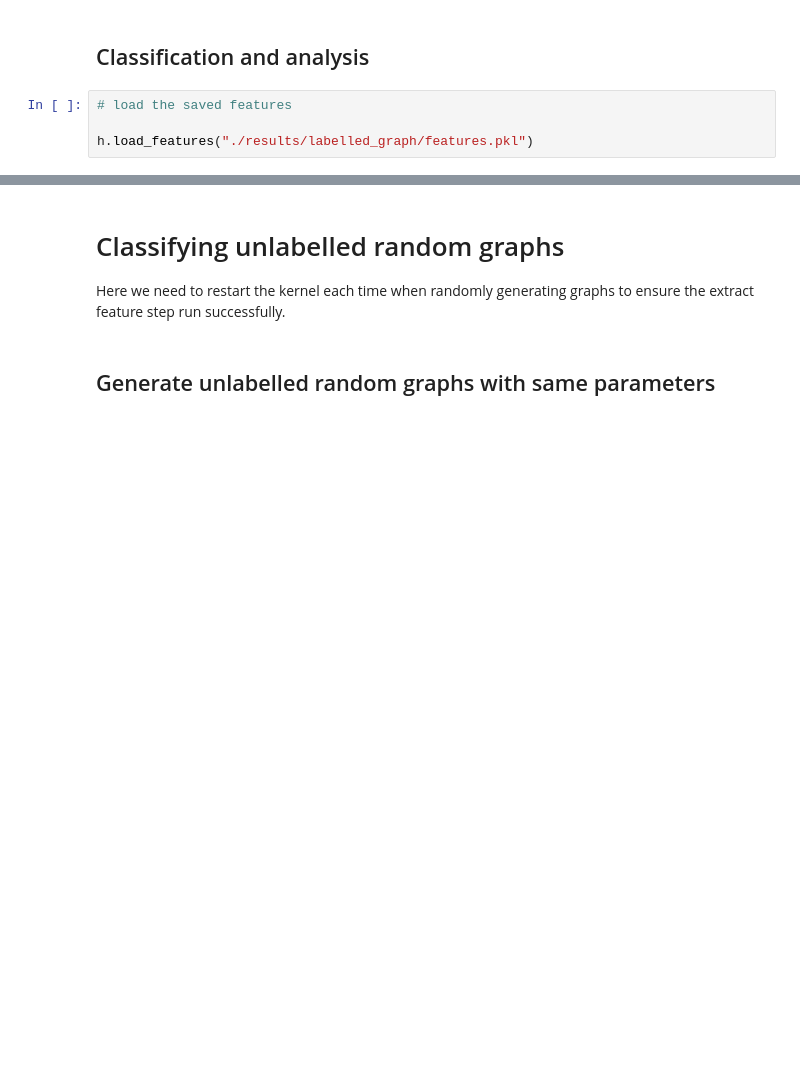
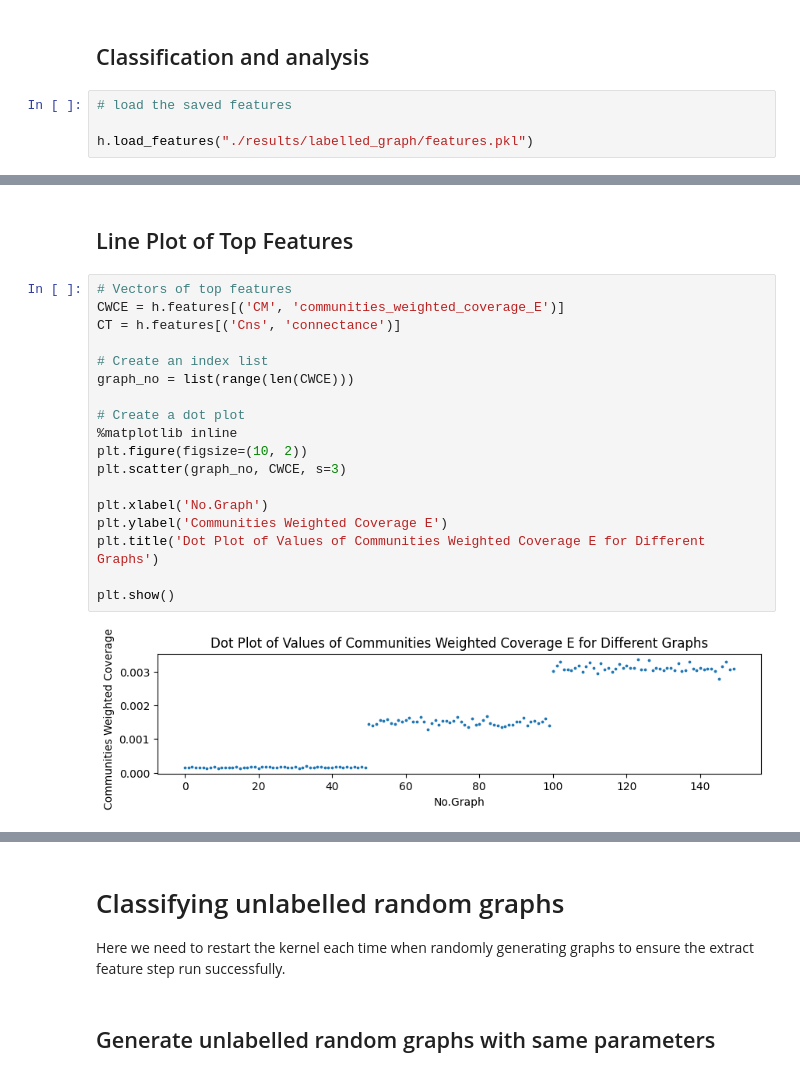
Before and after one commit to cccheryl0111/M2R_Group4, a Jupyter notebook: code.ipynb, the cells around one changed output, grey strips where cells are left out. Cells and saved outputs as stored; diff of their text form; blank space fills up the shorter version.

```diff
--- a/code.ipynb
+++ b/code.ipynb
@@ -186,0 +208,22 @@ print(top_features[(1.0, 2.0)])
+# %% [markdown]
+## Line Plot of Top Features
+# %%
+# Vectors of top features
+CWCE = h.features[('CM', 'communities_weighted_coverage_E')]
+CT = h.features[('Cns', 'connectance')]
+
+# Create an index list
+graph_no = list(range(len(CWCE)))
+
+# Create a dot plot
+%matplotlib inline
+plt.figure(figsize=(10, 2))
+plt.scatter(graph_no, CWCE, s=3)
+
+plt.xlabel('No.Graph')
+plt.ylabel('Communities Weighted Coverage E')
+plt.title('Dot Plot of Values of Communities Weighted Coverage E for Different Graphs')
+
+plt.show()
+# %% [output]
+[figure, added]
```
Also changed, not shown: parts of 30 cells of this notebook, 15 other files.
